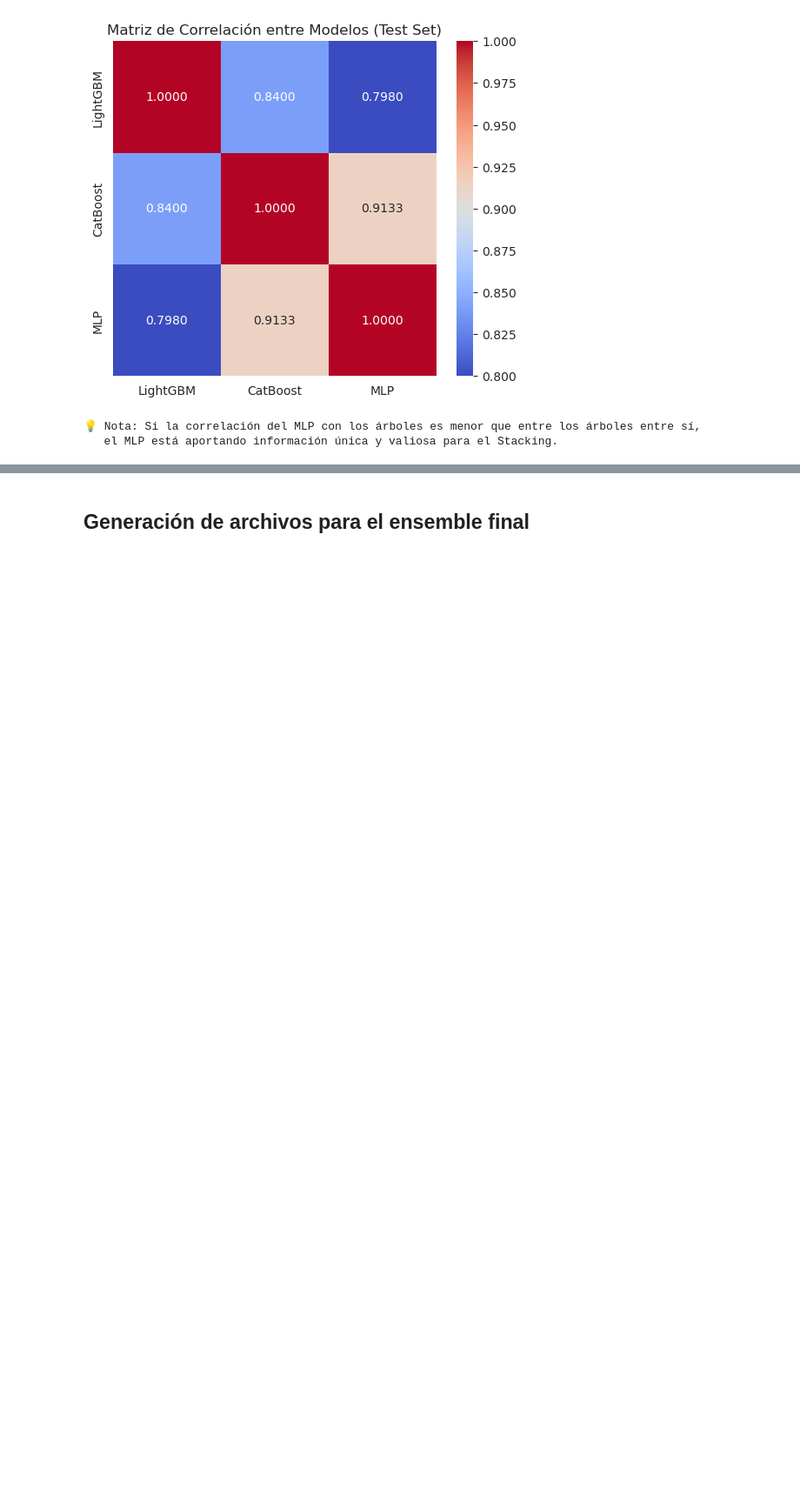
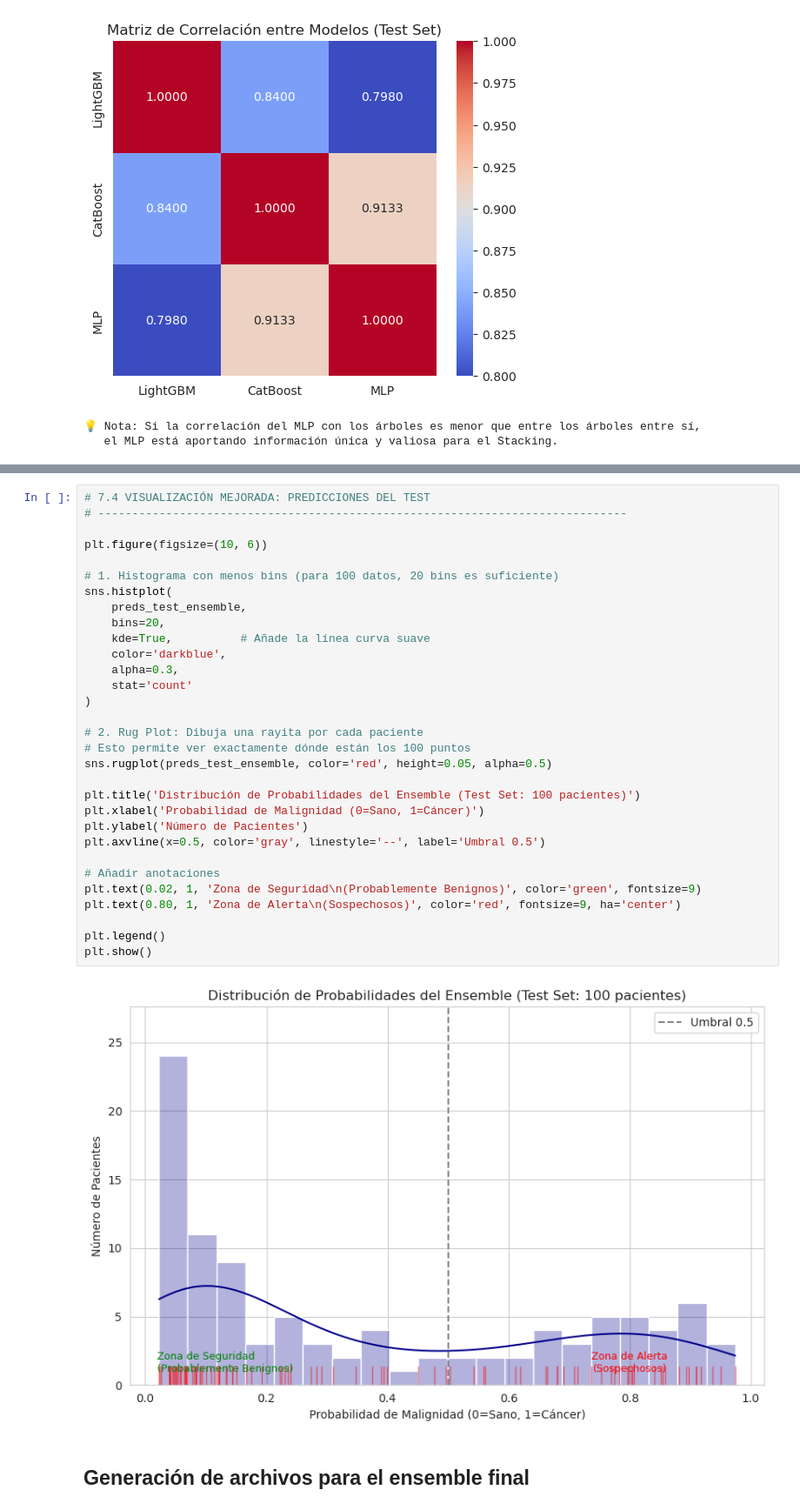
Before and after one commit to sprieton/ISIC_DL, a Jupyter notebook: ModelMaker/MetadataModels.ipynb, the cells around one changed output, grey strips where cells are left out. Shown: that part at 87% size. Saved outputs shown, nothing was run; the diff lists cells and outputs as text; blank space fills up the shorter version.

```diff
--- a/ModelMaker/MetadataModels.ipynb
+++ b/ModelMaker/MetadataModels.ipynb
@@ -901,2 +1004,35 @@ print("   el MLP está aportando información única y valiosa para el Stacking.
+# %%
+# 7.4 VISUALIZACIÓN MEJORADA: PREDICCIONES DEL TEST
+# ------------------------------------------------------------------------------
+
+plt.figure(figsize=(10, 6))
+
+# 1. Histograma con menos bins (para 100 datos, 20 bins es suficiente)
+sns.histplot(
+    preds_test_ensemble,
+    bins=20,
+    kde=True,          # Añade la línea curva suave
+    color='darkblue',
+    alpha=0.3,
+    stat='count'
+)
+
+# 2. Rug Plot: Dibuja una rayita por cada paciente
+# Esto permite ver exactamente dónde están los 100 puntos
+sns.rugplot(preds_test_ensemble, color='red', height=0.05, alpha=0.5)
+
+plt.title('Distribución de Probabilidades del Ensemble (Test Set: 100 pacientes)')
+plt.xlabel('Probabilidad de Malignidad (0=Sano, 1=Cáncer)')
+plt.ylabel('Número de Pacientes')
+plt.axvline(x=0.5, color='gray', linestyle='--', label='Umbral 0.5')
+
+# Añadir anotaciones
+plt.text(0.02, 1, 'Zona de Seguridad\n(Probablemente Benignos)', color='green', fontsize=9)
+plt.text(0.80, 1, 'Zona de Alerta\n(Sospechosos)', color='red', fontsize=9, ha='center')
+
+plt.legend()
+plt.show()
+# %% [output]
+[figure, added]
 # %% [markdown]
 ## Generación de archivos para el ensemble final
```
Also changed, not shown: parts of 5 cells of this notebook, 5 other files.
